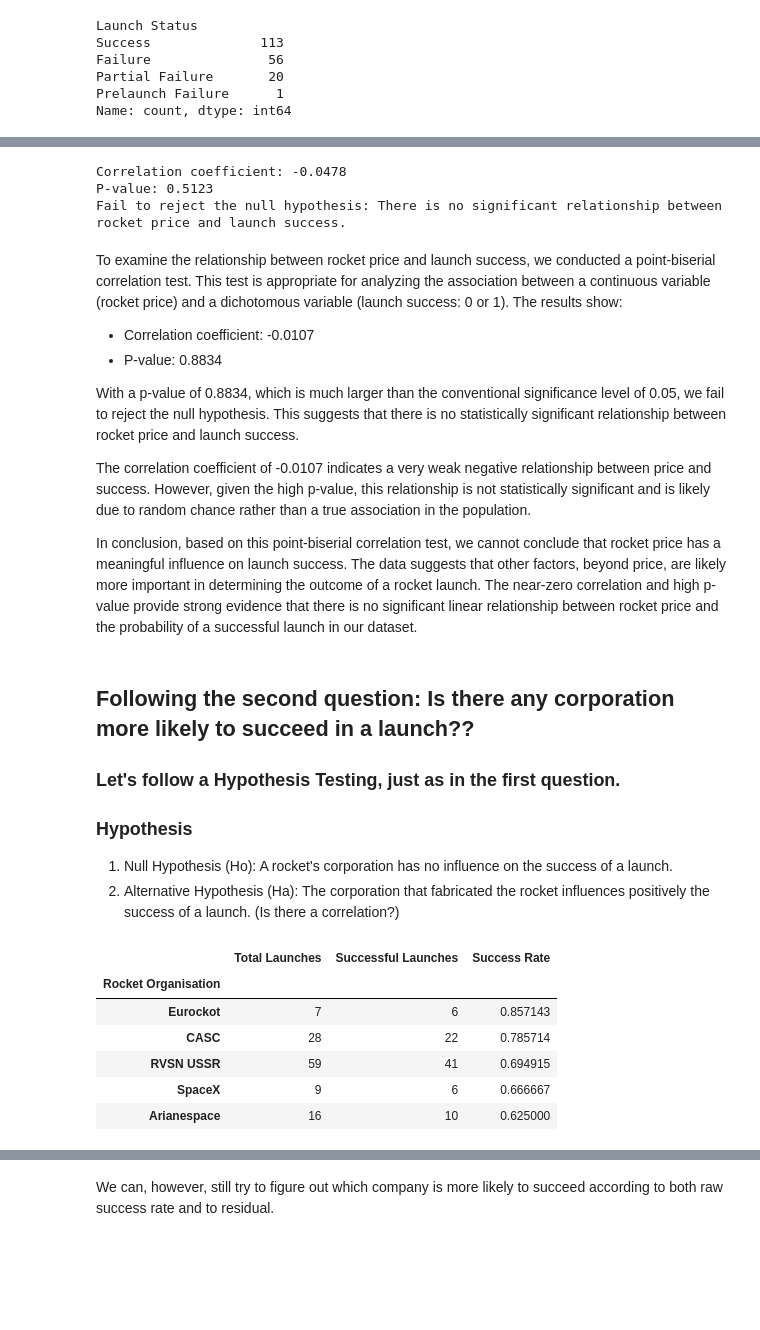
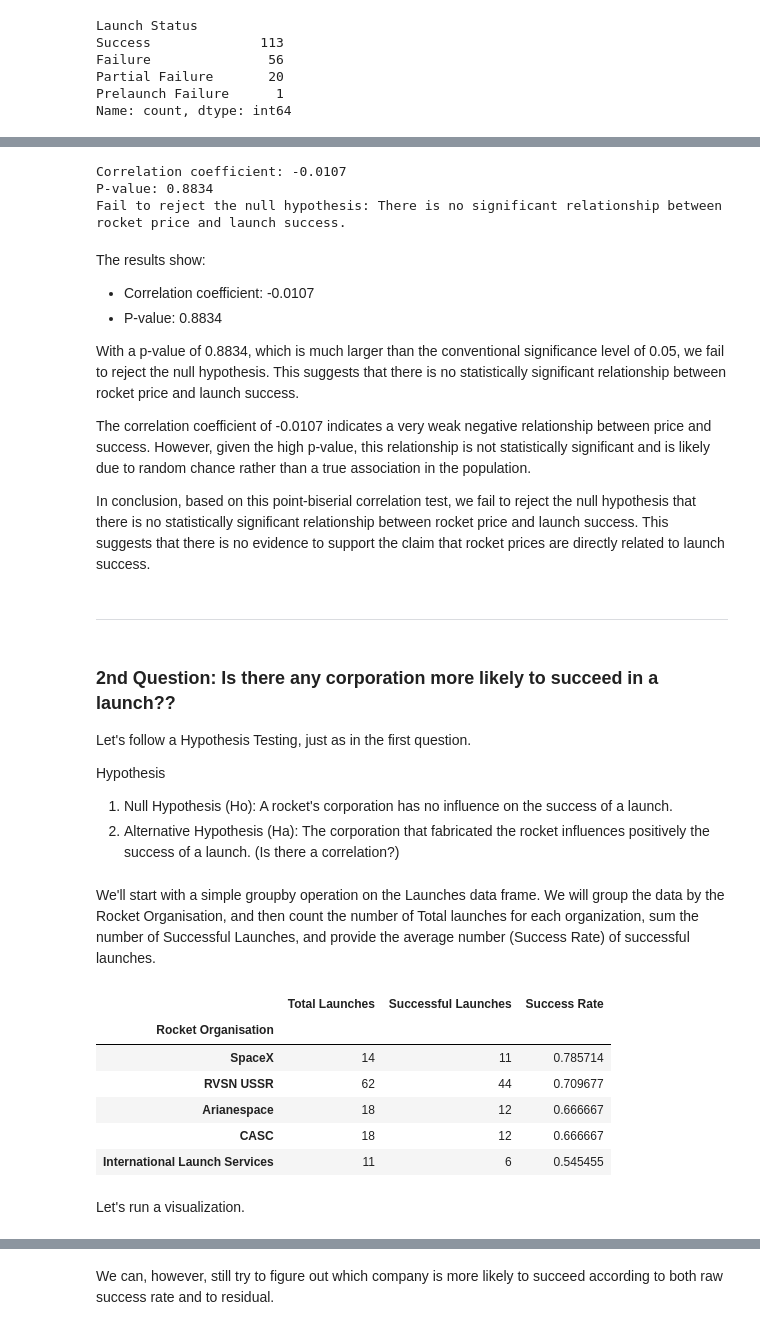
Before and after one commit to bernardodemelo/Rocket-Launch-Analysis, a Jupyter notebook: trabalho.ipynb, the cells around one changed output, grey strips where cells are left out. Saved outputs shown, nothing was run; the diff lists cells and outputs as text; code cells hidden in the pictures; blank space fills up the shorter version.

```diff
--- a/trabalho.ipynb
+++ b/trabalho.ipynb
@@ -165,8 +171,7 @@ The pairplot visualization suggests that rocket price is not a decisive factor i
 # %%
-# Assuming df_balanced is your dataframe
 rocket_prices = df_balanced['Rocket Price']
 launch_success = (df_balanced['Launch Status'] == 'Success').astype(int)
-df_balanced['Success Binary'] = df_balanced['Launch Status'].apply(lambda x: 1 if x.lower() == 'success' else 0)
+df_balanced['Launch Success Binary'] = df_balanced['Launch Status'].apply(lambda x: 1 if x.lower() == 'success' else 0)
 
 # Calculate point-biserial correlation
 correlation, p_value = stats.pointbiserialr(launch_success, rocket_prices)
@@ -181,11 +186,11 @@ if p_value < alpha:
 else:
     print("Fail to reject the null hypothesis: There is no significant relationship between rocket price and launch success.")
 # %% [output]
-Correlation coefficient: -0.0478
-P-value: 0.5123
+Correlation coefficient: -0.0107
+P-value: 0.8834
 Fail to reject the null hypothesis: There is no significant relationship between rocket price and launch success.
 # %% [markdown]
-To examine the relationship between rocket price and launch success, we conducted a point-biserial correlation test. This test is appropriate for analyzing the association between a continuous variable (rocket price) and a dichotomous variable (launch success: 0 or 1). The results show:
+The results show:
 
 - Correlation coefficient: -0.0107
 - P-value: 0.8834
@@ -194,35 +199,43 @@ With a p-value of 0.8834, which is much larger than the conventional significanc
 
 The correlation coefficient of -0.0107 indicates a very weak negative relationship between price and success. However, given the high p-value, this relationship is not statistically significant and is likely due to random chance rather than a true association in the population.
 
-In conclusion, based on this point-biserial correlation test, we cannot conclude that rocket price has a meaningful influence on launch success. The data suggests that other factors, beyond price, are likely more important in determining the outcome of a rocket launch. The near-zero correlation and high p-value provide strong evidence that there is no significant linear relationship between rocket price and the probability of a successful launch in our dataset.
+In conclusion, based on this point-biserial correlation test, we fail to reject the null hypothesis that there is no statistically significant relationship between rocket price and launch success. This suggests that there is no evidence to support the claim that rocket prices are directly related to launch success.
+# %% [markdown]
+---
 # %% [markdown]
-## Following the second question: Is there any corporation more likely to succeed in a launch??
+### 2nd Question: Is there any corporation more likely to succeed in a launch??
 
-### Let's follow a Hypothesis Testing, just as in the first question.
+Let's follow a Hypothesis Testing, just as in the first question.
 
-### Hypothesis
+Hypothesis
 1) Null Hypothesis (Ho): A rocket's corporation has no influence on the success of a launch.
 2) Alternative Hypothesis (Ha): The corporation that fabricated the rocket influences positively the success of a launch. (Is there a correlation?)
+# %% [markdown]
+We'll start with a simple groupby operation on the Launches data frame. We will group the data by the Rocket Organisation, and then count the number of Total launches for each organization, sum the number of Successful Launches, and provide the average number (Success Rate) of successful launches.
 # %%
+# Group the data by the 'Rocket Organisation' column and calculate the number of launches, successful launches, and success rate.
 success_rate = (
-    df_balanced.groupby('Rocket Organisation')['Success Binary']
+    df_balanced.groupby('Rocket Organisation')['Launch Success Binary']
     .agg(['count', 'sum', 'mean'])
     .rename(columns={'count': 'Total Launches', 'sum': 'Successful Launches', 'mean': 'Success Rate'})
 )
 
+# Limit the data to only include organizations with at least 5 successful launches, in order to have a more meaningful analysis.
 success_rate = success_rate[success_rate['Total Launches'] >= 5]
 
-success_rate = success_rate.sort_values(by=['Success Rate', 'Total Launches'], ascending=[False, False])
 
+success_rate = success_rate.sort_values(by=['Success Rate'], ascending=[False])
 success_rate.head()
 # %% [output]
 |  | Total Launches | Successful Launches | Success Rate |
 | Rocket Organisation |  |  |  |
-| Eurockot | 7 | 6 | 0.857143 |
-| CASC | 28 | 22 | 0.785714 |
-| RVSN USSR | 59 | 41 | 0.694915 |
-| SpaceX | 9 | 6 | 0.666667 |
-| Arianespace | 16 | 10 | 0.625000 |
+| SpaceX | 14 | 11 | 0.785714 |
+| RVSN USSR | 62 | 44 | 0.709677 |
+| Arianespace | 18 | 12 | 0.666667 |
+| CASC | 18 | 12 | 0.666667 |
+| International Launch Services | 11 | 6 | 0.545455 |
+# %% [markdown]
+Let's run a visualization.
 # %%
 plt.figure(figsize=(8, 6))
 plt.barh(success_rate.index, success_rate['Success Rate'], color='skyblue')
```
Also changed, not shown: parts of 25 cells of this notebook.
